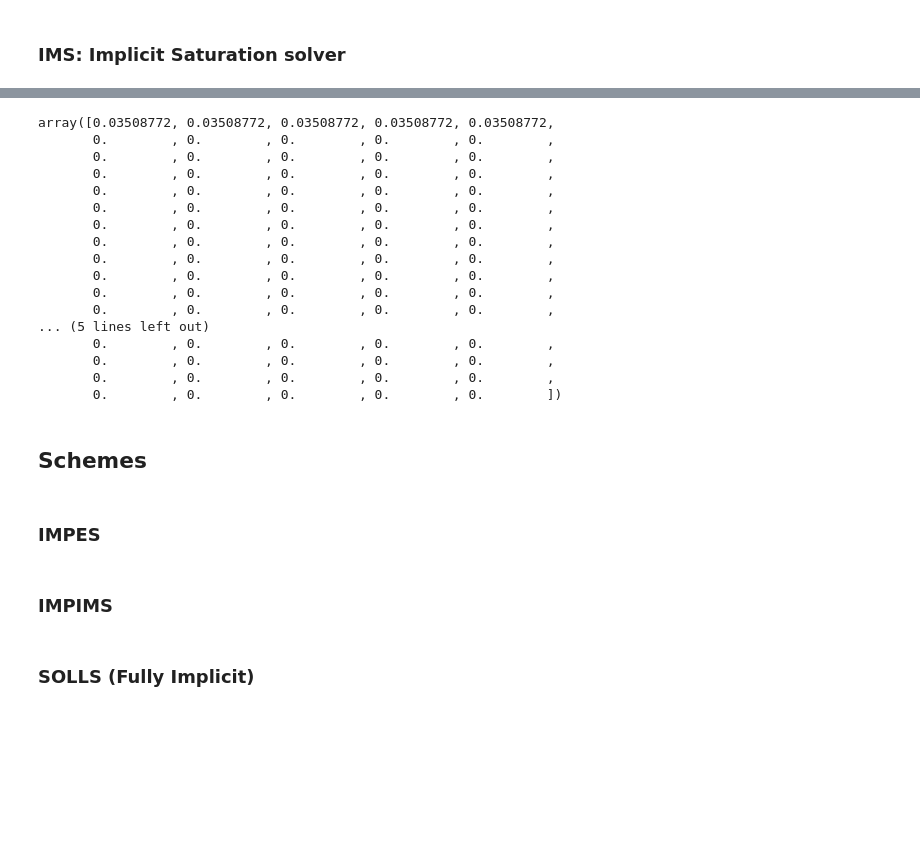
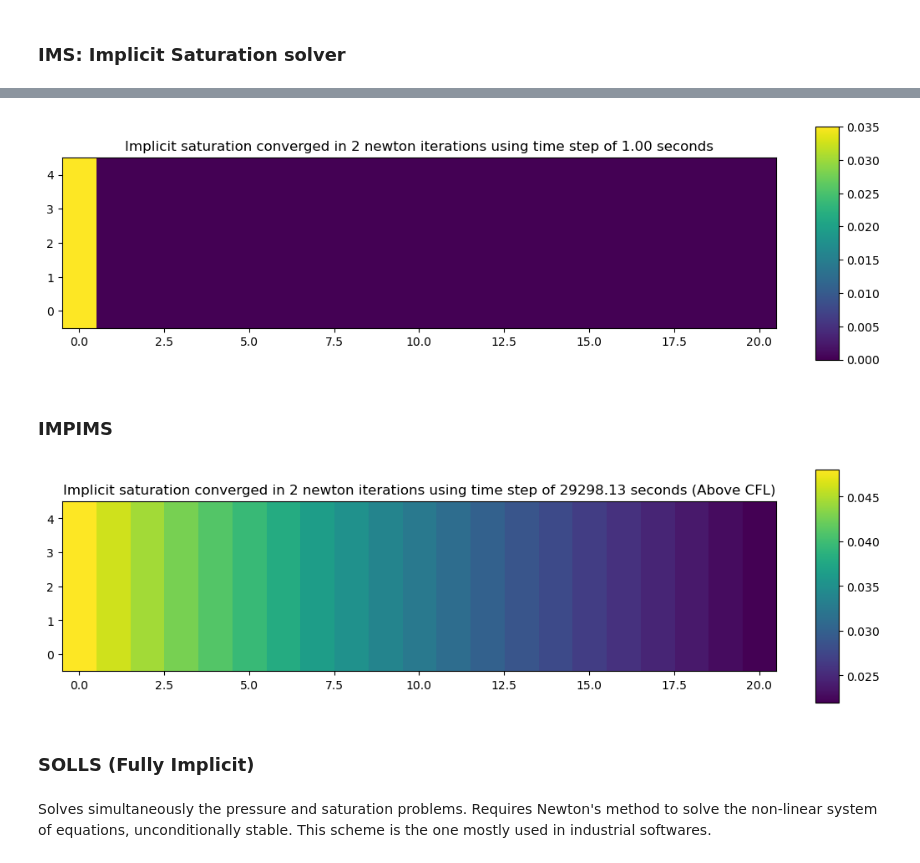
Before and after one commit to PINN-Well-opening-and-closing-events/Yads, a Jupyter notebook: examples/tutorial/4_solvers_and_schemes.ipynb, the cells around one changed output, grey strips where cells are left out. Drawn from its saved outputs; the diff is of its cells as text; code cells hidden in the pictures; blank space fills up the shorter version.

```diff
--- a/examples/tutorial/4_solvers_and_schemes.ipynb
+++ b/examples/tutorial/4_solvers_and_schemes.ipynb
@@ -197,26 +280,13 @@ norm: 0.00E+00
-# %%
-S_imp
-# %% [output]
-array([0.03508772, 0.03508772, 0.03508772, 0.03508772, 0.03508772,
-       0.        , 0.        , 0.        , 0.        , 0.        ,
-       0.        , 0.        , 0.        , 0.        , 0.        ,
-       0.        , 0.        , 0.        , 0.        , 0.        ,
-       0.        , 0.        , 0.        , 0.        , 0.        ,
-       0.        , 0.        , 0.        , 0.        , 0.        ,
-       0.        , 0.        , 0.        , 0.        , 0.        ,
-       0.        , 0.        , 0.        , 0.        , 0.        ,
-       0.        , 0.        , 0.        , 0.        , 0.        ,
-       0.        , 0.        , 0.        , 0.        , 0.        ,
-       0.        , 0.        , 0.        , 0.        , 0.        ,
-       0.        , 0.        , 0.        , 0.        , 0.        ,
-... (5 lines left out)
-       0.        , 0.        , 0.        , 0.        , 0.        ,
-       0.        , 0.        , 0.        , 0.        , 0.        ,
-       0.        , 0.        , 0.        , 0.        , 0.        ,
-       0.        , 0.        , 0.        , 0.        , 0.        ])
-# %% [markdown]
-## Schemes
-# %% [markdown]
-### IMPES
+# %%
+fig, (ax1) = plt.subplots(1, 1, figsize=(12, 8))
+
+im = ax1.imshow(S_imp.reshape(21, 5).T)
+ax1.invert_yaxis()
+ax1.set_title(f"Implicit saturation converged in {step} newton iterations using time step of {dt:.2f} seconds")
+plt.colorbar(im, ax=ax1, aspect=10, fraction=0.03)
+
+plt.show()
+# %% [output]
+[figure, added]
 # %% [markdown]
 ### IMPIMS
@@ -223,2 +311,16 @@ array([0.03508772, 0.03508772, 0.03508772, 0.03508772, 0.03508772,
+# %%
+fig, (ax1) = plt.subplots(1, 1, figsize=(12, 8))
+
+im = ax1.imshow(S_imp.reshape(21, 5).T)
+ax1.invert_yaxis()
+ax1.set_title(f"Implicit saturation converged in {step} newton iterations using time step of {dt:.2f} seconds (Above CFL)")
+plt.colorbar(im, ax=ax1, aspect=10, fraction=0.03)
+
+plt.show()
+# %% [output]
+[figure, added]
 # %% [markdown]
 ### SOLLS (Fully Implicit)
+# %% [markdown]
+Solves simultaneously the pressure and saturation problems. Requires Newton's method to solve the non-linear system of equations, unconditionally stable.
+This scheme is the one mostly used in industrial softwares.
```
Also changed, not shown: parts of 24 cells of this notebook.
